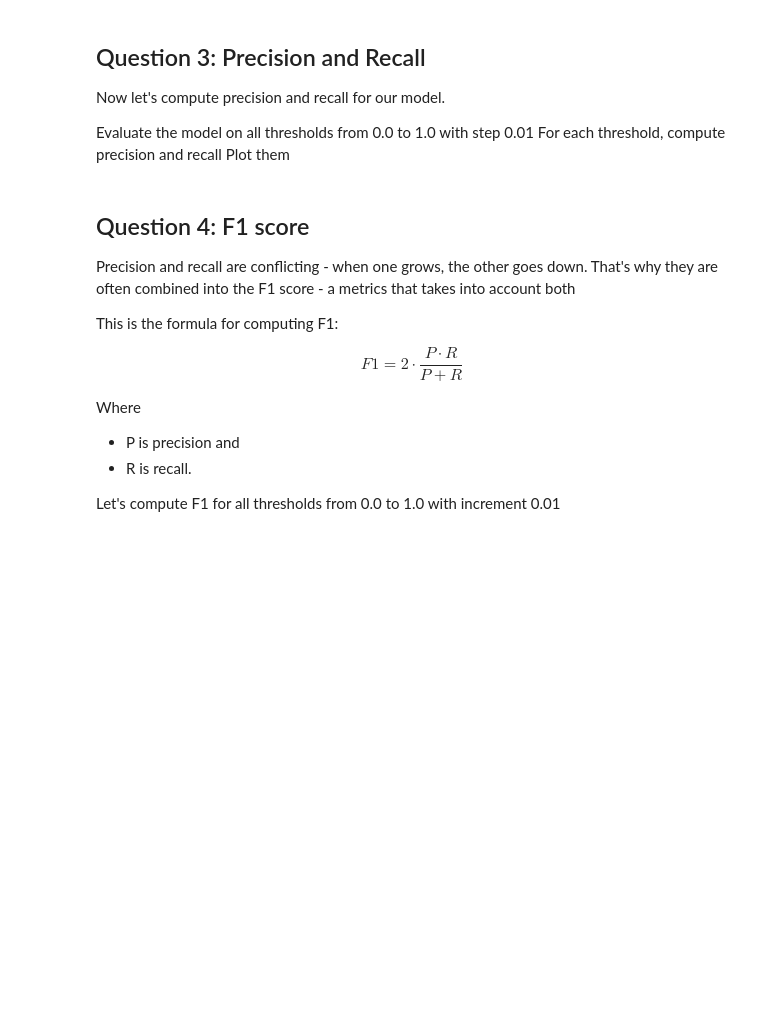
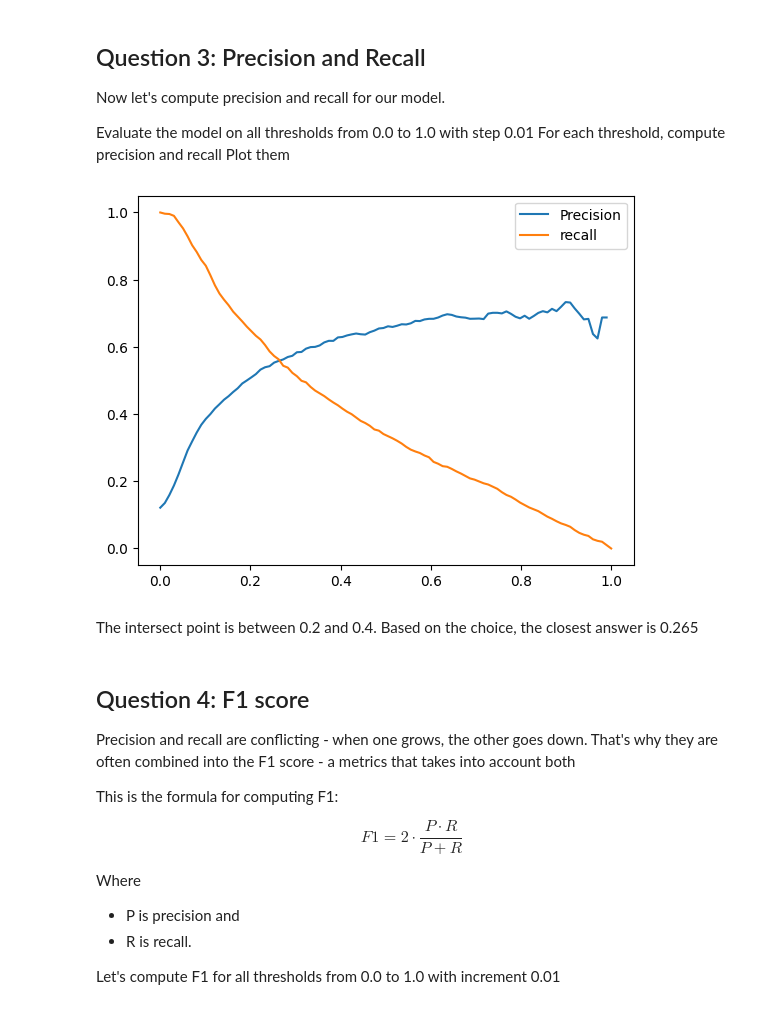
Before and after one commit to julam9/ML-Zoomcamp-2024, a Jupyter notebook: Week-4/answer-hw4.ipynb, the cells around one changed output. Saved outputs shown, nothing was run; the diff lists cells and outputs as text; code cells hidden in the pictures; blank space fills up the shorter version.

Commit message:
add answer no 3

```diff
--- a/Week-4/answer-hw4.ipynb
+++ b/Week-4/answer-hw4.ipynb
@@ -182,8 +186,8 @@ Evaluate the model on all thresholds from 0.0 to 1.0 with step 0.01
 For each threshold, compute precision and recall
 Plot them
 # %%
-actual_positive_q3 = (y_val == 1)
-actual_negative_q3 = (y_val == 0)
+actual_positive_q3 = (y_val == 'yes')
+actual_negative_q3 = (y_val == 'no')
 
 t_q3 = np.linspace(0.0, 1.0, int(1.0/0.01))
 scores_q3 = []
@@ -200,7 +204,19 @@ for t in t_q3:
     p_q3 = tp_q3 / (tp_q3 + fp_q3)
     r_q3 = tp_q3 / (tp_q3 + fn_q3)
 
-    scores_q3.append(t, p_q3, r_q3)
+    scores_q3.append((t, p_q3, r_q3))
+
+col_q3 = ['threshold', 'precision', 'recall']
+df_q3 = pd.DataFrame(scores_q3, columns=col_q3)
+# %%
+plt.plot(df_q3.threshold, df_q3.precision, label='Precision')
+plt.plot(df_q3.threshold, df_q3.recall, label='recall')
+plt.legend()
+plt.show()
+# %% [output]
+[figure, added]
+# %% [markdown]
+The intersect point is between 0.2 and 0.4. Based on the choice, the closest answer is 0.265
 # %% [markdown]
 ##  Question 4: F1 score
 Precision and recall are conflicting - when one grows, the other goes down. That's why they are often combined into the F1 score - a metrics that takes into account both
```
Also changed, not shown: parts of 2 cells of this notebook.
